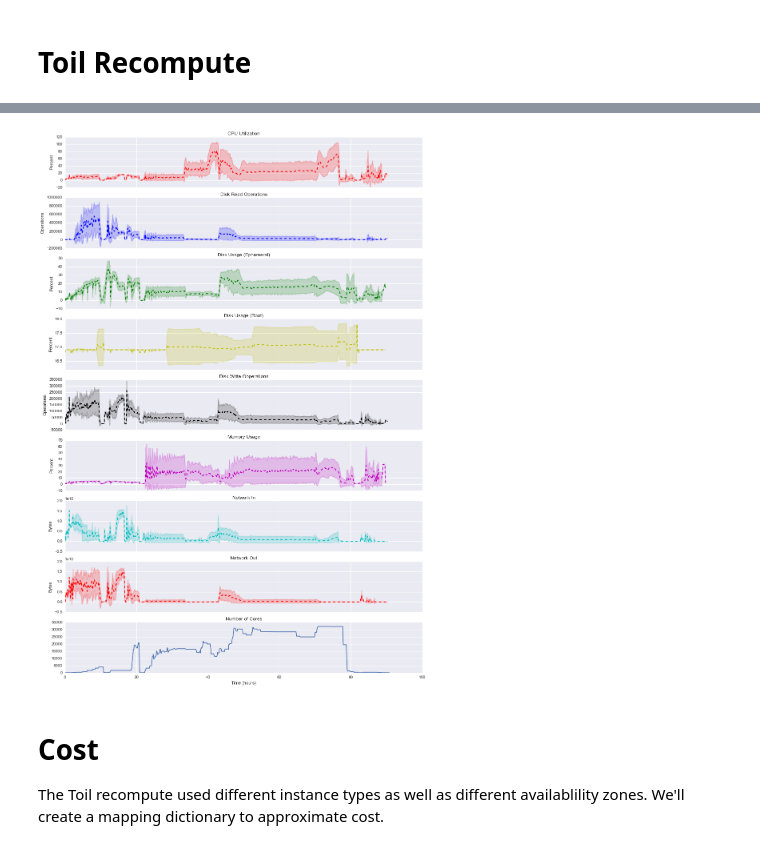
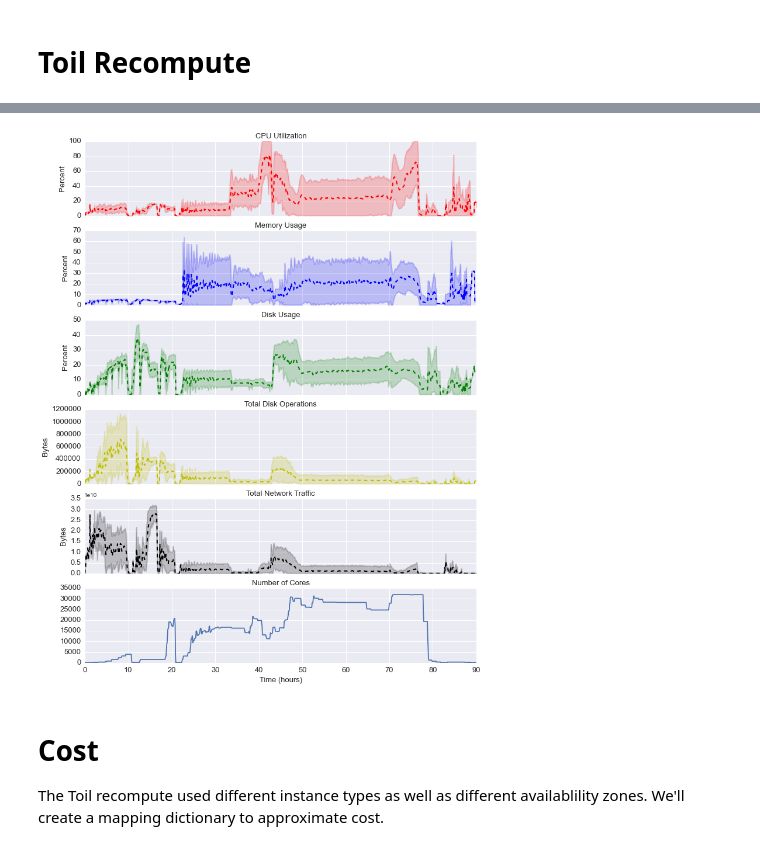
Before and after one commit to jvivian/ipython_notebooks, a Jupyter notebook: parsing_realtime_metrics/Parsing Realtime Metrics.ipynb, the cells around one changed output, grey strips where cells are left out. Drawn from its saved outputs; the diff is of its cells as text; code cells hidden in the pictures.

Commit message:
Parsing realtime metrics

```diff
--- a/parsing_realtime_metrics/Parsing Realtime Metrics.ipynb
+++ b/parsing_realtime_metrics/Parsing Realtime Metrics.ipynb
@@ -181,35 +192,61 @@ Computing matrices took: 39.9259982665 minutes for 8 metrics
+# %%
+matrices['TotalNetwork'] = matrices['NetworkIn'] + matrices['NetworkOut']
+matrices['TotalDiskOps'] = matrices['DiskReadOps'] + matrices['DiskWriteOps']
 # %%
 colors = itertools.cycle(["r", "b", "g", 'y', 'k', 'm', 'c'])
-ylabels = ['Percent', 'Operations', 'Percent', 'Percent', 'Operations', 'Percent', 'Bytes', 'Bytes']
-titles = ['CPU Utilization', 'Disk Read Operations', 'Disk Usage (Ephemeral)', 'Disk Usage (Root)',
-         'Disk Write Ooperations', 'Memory Usage', 'Network In', 'Network Out']
+# ylabels = ['Percent', 'Operations', 'Percent', 'Percent', 'Operations', 'Percent', 'Bytes', 'Bytes']
+# titles = ['CPU Utilization', 'Disk Read Operations', 'Disk Usage (Ephemeral)', 'Disk Usage (Root)',
+#          'Disk Write Ooperations', 'Memory Usage', 'Network In', 'Network Out']
+metrics = ['CPUUtilization', 'MemUsage', 'DiskUsage_mnt_ephemeral', 'TotalDiskOps', 'TotalNetwork']
+ylabels = ['Percent', 'Percent', 'Percent', 'Bytes', 'Bytes']
+titles = ['CPU Utilization', 'Memory Usage', 'Disk Usage', 'Total Disk Operations', 'Total Network Traffic']
 num_workers = []
 
-# Dynamically generate subplots for DRYness and flexibility
-metric_info = zip(sorted(matrices.keys()), ylabels, titles)
-f, axes = plt.subplots(len(metric_info)+1, sharex=True, figsize=(16, 24))
+# Dynamically generate subplots
+metric_info = zip(metrics, ylabels, titles)
+f, axes = plt.subplots(len(metric_info)+1, sharex=True, figsize=(12, 16))
 for i, mi in enumerate(metric_info):
     c = next(colors)
     metric, ylabel, title = mi
-    matrix = matrices[metric]
-    mean = matrix.mean()
-    std = matrix.std().fillna(0)
+    if metric == 'TotalDiskOps':
+        m1 = matrices['DiskWriteOps']
+        m2 = matrices['DiskReadOps']
+        mean = m1.mean() + m2.mean()
+        std = m1.std().fillna(0) + m2.std().fillna(0)
+    elif metric ==  'TotalNetwork':
+        m1 = matrices['NetworkIn']
+        m2 = matrices['NetworkOut']
+        mean = m1.mean() + m2.mean()
+        std = m1.std().fillna(0) + m2.std().fillna(0)
+    else:
+        matrix = matrices[metric]
+        mean = matrix.mean()
+        std = matrix.std().fillna(0)
     x = [t*5.0/60 for t in xrange(len(mean))]
     axes[i].plot(x, mean, linewidth=2, linestyle='dashed', color=c)
-    axes[i].fill_between(x, mean-std, mean+std, alpha=0.2, linewidth=2, color=c);
-    axes[i].set_title(title)
-    axes[i].set_ylabel(ylabel)
+    bottom_fill = mean-std
+    bottom_fill[bottom_fill < 0] = 0
+    top_fill = mean+std
+    if metric == 'CPUUtilization':
+        top_fill[top_fill > 100] = 100
+
+    axes[i].fill_between(x, bottom_fill, top_fill, alpha=0.2, linewidth=2, color=c);
+    axes[i].set_title(title, fontsize=13)
+    axes[i].set_ylabel(ylabel, fontsize=13)
+    axes[i].tick_params(axis='both', which='major', labelsize=13)
     num_workers.append(matrix.count())
 # We'll calculate the number of workers by taking the max "count" of each metric's timestamp
 num_workers = pd.DataFrame(num_workers)
 num_instances = num_workers.max()*32
 x = [t*5.0/60 for t in xrange(len(num_instances))]
 axes[-1].plot(x, num_instances)
-axes[-1].set_title("Number of Cores")
-axes[-1].set_xlabel('Time (hours)')
-plt.show();
+axes[-1].set_title("Number of Cores", fontsize=13)
+axes[-1].set_xlabel('Time (hours)', fontsize=13)
+axes[-1].tick_params(axis='both', which='major', labelsize=13)
+plt.xlim([0,90])
+plt.savefig('Metrics.png', type='svg', dpi=300)
 # %% [output]
-[figure, old version]
+[figure, new version]
 # %% [markdown]
 # Cost
 The Toil recompute used different instance types as well as different availablility zones. We'll create a mapping dictionary to approximate cost.
```
Also changed, not shown: parts of 6 cells of this notebook, 17 other files.
